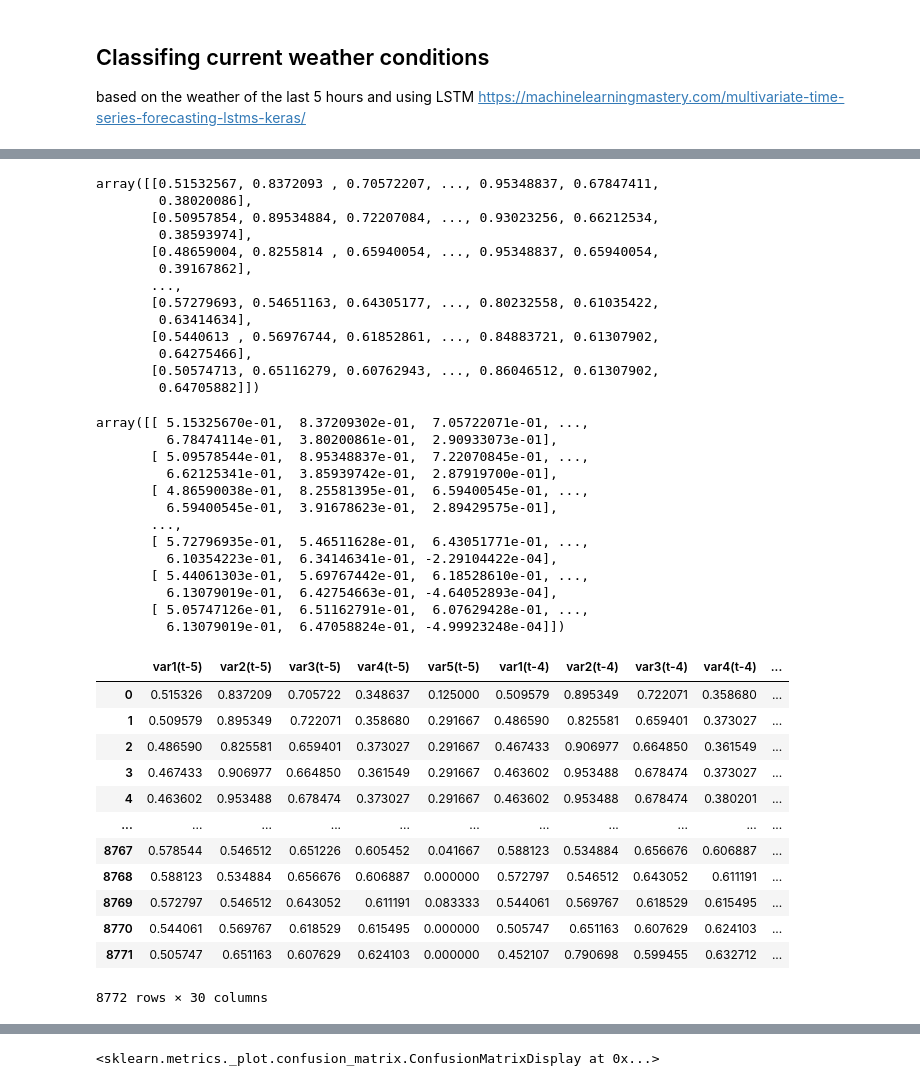
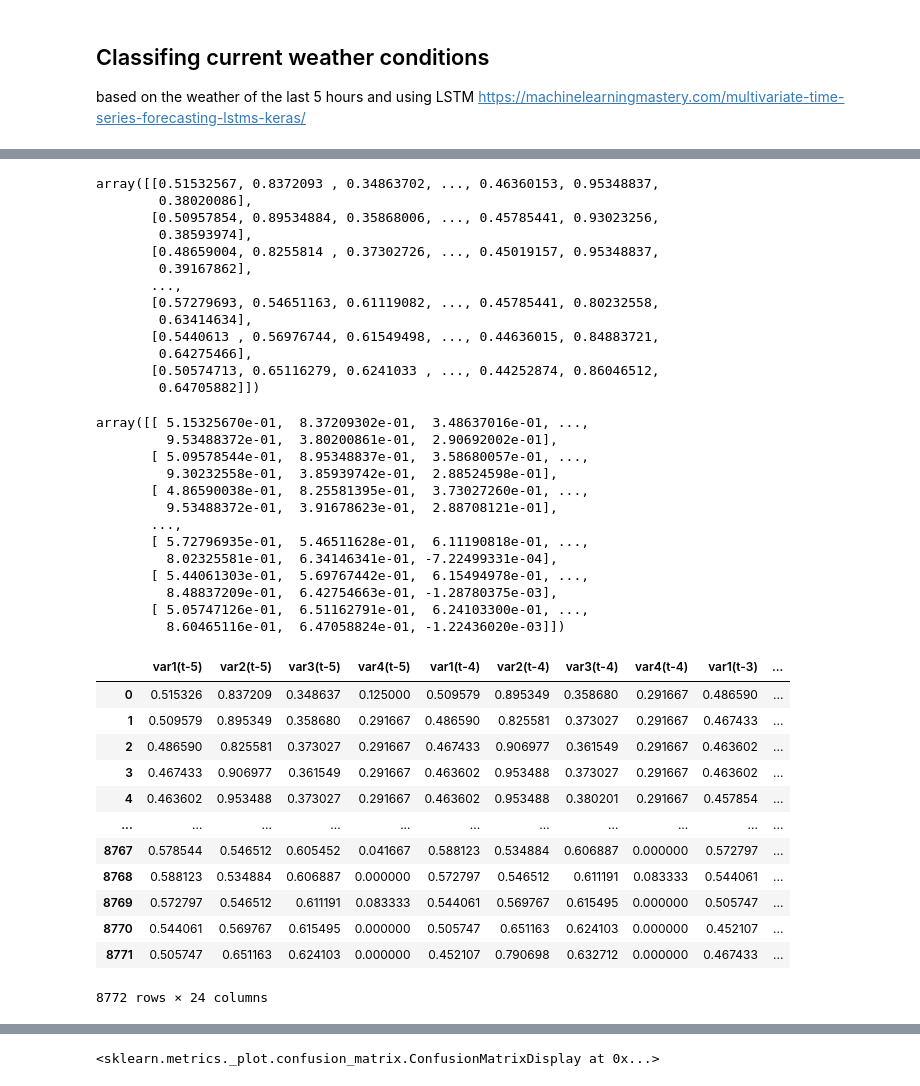
Before and after one commit to yassdenn/WeatherPrediction, a Jupyter notebook: 3_predictionModel.ipynb, the cells around one changed output, grey strips where cells are left out. Saved outputs shown, nothing was run; the diff lists cells and outputs as text; code cells hidden in the pictures.

```diff
--- a/3_predictionModel.ipynb
+++ b/3_predictionModel.ipynb
@@ -139,6 +139,6 @@ disp.plot(ax=ax)
 based on the weather of the last 5 hours and using LSTM
 https://machinelearningmastery.com/multivariate-time-series-forecasting-lstms-keras/
 # %%
-df = df_weather[['time_now','temp_now','rhum_now','dwpt_now','pres_now','coco_now']]
+df = df_weather[['time_now','temp_now','rhum_now','pres_now','coco_now']]
 df
 # %% [output]
@@ -360,58 +358,58 @@ array([[0.12428435]], dtype=float32)
 test_X = test_X.reshape((test_X.shape[0], test_X.shape[2]))
 test_X
 # %% [output]
-array([[0.51532567, 0.8372093 , 0.70572207, ..., 0.95348837, 0.67847411,
+array([[0.51532567, 0.8372093 , 0.34863702, ..., 0.46360153, 0.95348837,
         0.38020086],
-       [0.50957854, 0.89534884, 0.72207084, ..., 0.93023256, 0.66212534,
+       [0.50957854, 0.89534884, 0.35868006, ..., 0.45785441, 0.93023256,
         0.38593974],
-       [0.48659004, 0.8255814 , 0.65940054, ..., 0.95348837, 0.65940054,
+       [0.48659004, 0.8255814 , 0.37302726, ..., 0.45019157, 0.95348837,
         0.39167862],
        ...,
-       [0.57279693, 0.54651163, 0.64305177, ..., 0.80232558, 0.61035422,
+       [0.57279693, 0.54651163, 0.61119082, ..., 0.45785441, 0.80232558,
         0.63414634],
-       [0.5440613 , 0.56976744, 0.61852861, ..., 0.84883721, 0.61307902,
+       [0.5440613 , 0.56976744, 0.61549498, ..., 0.44636015, 0.84883721,
         0.64275466],
-       [0.50574713, 0.65116279, 0.60762943, ..., 0.86046512, 0.61307902,
+       [0.50574713, 0.65116279, 0.6241033 , ..., 0.44252874, 0.86046512,
         0.64705882]])
 # %%
 inv_yhat = concatenate((test_X, pred), axis=1)
 inv_yhat
 # %% [output]
-array([[ 5.15325670e-01,  8.37209302e-01,  7.05722071e-01, ...,
-         6.78474114e-01,  3.80200861e-01,  2.90933073e-01],
-       [ 5.09578544e-01,  8.95348837e-01,  7.22070845e-01, ...,
-         6.62125341e-01,  3.85939742e-01,  2.87919700e-01],
-       [ 4.86590038e-01,  8.25581395e-01,  6.59400545e-01, ...,
-         6.59400545e-01,  3.91678623e-01,  2.89429575e-01],
+array([[ 5.15325670e-01,  8.37209302e-01,  3.48637016e-01, ...,
+         9.53488372e-01,  3.80200861e-01,  2.90692002e-01],
+       [ 5.09578544e-01,  8.95348837e-01,  3.58680057e-01, ...,
+         9.30232558e-01,  3.85939742e-01,  2.88524598e-01],
+       [ 4.86590038e-01,  8.25581395e-01,  3.73027260e-01, ...,
+         9.53488372e-01,  3.91678623e-01,  2.88708121e-01],
        ...,
-       [ 5.72796935e-01,  5.46511628e-01,  6.43051771e-01, ...,
-         6.10354223e-01,  6.34146341e-01, -2.29104422e-04],
-       [ 5.44061303e-01,  5.69767442e-01,  6.18528610e-01, ...,
-         6.13079019e-01,  6.42754663e-01, -4.64052893e-04],
-       [ 5.05747126e-01,  6.51162791e-01,  6.07629428e-01, ...,
-         6.13079019e-01,  6.47058824e-01, -4.99923248e-04]])
+       [ 5.72796935e-01,  5.46511628e-01,  6.11190818e-01, ...,
+         8.02325581e-01,  6.34146341e-01, -7.22499331e-04],
+       [ 5.44061303e-01,  5.69767442e-01,  6.15494978e-01, ...,
+         8.48837209e-01,  6.42754663e-01, -1.28780375e-03],
+       [ 5.05747126e-01,  6.51162791e-01,  6.24103300e-01, ...,
+         8.60465116e-01,  6.47058824e-01, -1.22436020e-03]])
 # %%
-test_scaled = pd.DataFrame(inv_yhat,columns=['var1(t-5)', 'var2(t-5)', 'var3(t-5)', 'var4(t-5)', 'var5(t-5)',
-       'var1(t-4)', 'var2(t-4)', 'var3(t-4)', 'var4(t-4)', 'var5(t-4)',
-       'var1(t-3)', 'var2(t-3)', 'var3(t-3)', 'var4(t-3)', 'var5(t-3)',
-       'var1(t-2)', 'var2(t-2)', 'var3(t-2)', 'var4(t-2)', 'var5(t-2)',
-       'var1(t-1)', 'var2(t-1)', 'var3(t-1)', 'var4(t-1)', 'var5(t-1)',
-       'var1(t)', 'var2(t)', 'var3(t)', 'var4(t)','pred'])
+test_scaled = pd.DataFrame(inv_yhat,columns=['var1(t-5)', 'var2(t-5)', 'var3(t-5)', 'var4(t-5)',
+       'var1(t-4)', 'var2(t-4)', 'var3(t-4)', 'var4(t-4)',
+       'var1(t-3)', 'var2(t-3)', 'var3(t-3)', 'var4(t-3)',
+       'var1(t-2)', 'var2(t-2)', 'var3(t-2)', 'var4(t-2)',
+       'var1(t-1)', 'var2(t-1)', 'var3(t-1)', 'var4(t-1)',
+       'var1(t)', 'var2(t)', 'var3(t)','pred'])
 test_scaled
 # %% [output]
-|  | var1(t-5) | var2(t-5) | var3(t-5) | var4(t-5) | var5(t-5) | var1(t-4) | var2(t-4) | var3(t-4) | var4(t-4) | ... |
-| 0 | 0.515326 | 0.837209 | 0.705722 | 0.348637 | 0.125000 | 0.509579 | 0.895349 | 0.722071 | 0.358680 | ... |
-| 1 | 0.509579 | 0.895349 | 0.722071 | 0.358680 | 0.291667 | 0.486590 | 0.825581 | 0.659401 | 0.373027 | ... |
-| 2 | 0.486590 | 0.825581 | 0.659401 | 0.373027 | 0.291667 | 0.467433 | 0.906977 | 0.664850 | 0.361549 | ... |
-| 3 | 0.467433 | 0.906977 | 0.664850 | 0.361549 | 0.291667 | 0.463602 | 0.953488 | 0.678474 | 0.373027 | ... |
-| 4 | 0.463602 | 0.953488 | 0.678474 | 0.373027 | 0.291667 | 0.463602 | 0.953488 | 0.678474 | 0.380201 | ... |
+|  | var1(t-5) | var2(t-5) | var3(t-5) | var4(t-5) | var1(t-4) | var2(t-4) | var3(t-4) | var4(t-4) | var1(t-3) | ... |
+| 0 | 0.515326 | 0.837209 | 0.348637 | 0.125000 | 0.509579 | 0.895349 | 0.358680 | 0.291667 | 0.486590 | ... |
+| 1 | 0.509579 | 0.895349 | 0.358680 | 0.291667 | 0.486590 | 0.825581 | 0.373027 | 0.291667 | 0.467433 | ... |
+| 2 | 0.486590 | 0.825581 | 0.373027 | 0.291667 | 0.467433 | 0.906977 | 0.361549 | 0.291667 | 0.463602 | ... |
+| 3 | 0.467433 | 0.906977 | 0.361549 | 0.291667 | 0.463602 | 0.953488 | 0.373027 | 0.291667 | 0.463602 | ... |
+| 4 | 0.463602 | 0.953488 | 0.373027 | 0.291667 | 0.463602 | 0.953488 | 0.380201 | 0.291667 | 0.457854 | ... |
 | ... | ... | ... | ... | ... | ... | ... | ... | ... | ... | ... |
-| 8767 | 0.578544 | 0.546512 | 0.651226 | 0.605452 | 0.041667 | 0.588123 | 0.534884 | 0.656676 | 0.606887 | ... |
-| 8768 | 0.588123 | 0.534884 | 0.656676 | 0.606887 | 0.000000 | 0.572797 | 0.546512 | 0.643052 | 0.611191 | ... |
-| 8769 | 0.572797 | 0.546512 | 0.643052 | 0.611191 | 0.083333 | 0.544061 | 0.569767 | 0.618529 | 0.615495 | ... |
-| 8770 | 0.544061 | 0.569767 | 0.618529 | 0.615495 | 0.000000 | 0.505747 | 0.651163 | 0.607629 | 0.624103 | ... |
-| 8771 | 0.505747 | 0.651163 | 0.607629 | 0.624103 | 0.000000 | 0.452107 | 0.790698 | 0.599455 | 0.632712 | ... |
+| 8767 | 0.578544 | 0.546512 | 0.605452 | 0.041667 | 0.588123 | 0.534884 | 0.606887 | 0.000000 | 0.572797 | ... |
+| 8768 | 0.588123 | 0.534884 | 0.606887 | 0.000000 | 0.572797 | 0.546512 | 0.611191 | 0.083333 | 0.544061 | ... |
+| 8769 | 0.572797 | 0.546512 | 0.611191 | 0.083333 | 0.544061 | 0.569767 | 0.615495 | 0.000000 | 0.505747 | ... |
+| 8770 | 0.544061 | 0.569767 | 0.615495 | 0.000000 | 0.505747 | 0.651163 | 0.624103 | 0.000000 | 0.452107 | ... |
+| 8771 | 0.505747 | 0.651163 | 0.624103 | 0.000000 | 0.452107 | 0.790698 | 0.632712 | 0.000000 | 0.467433 | ... |
-8772 rows × 30 columns
+8772 rows × 24 columns
 # %%
 test = scaler.inverse_transform(test_scaled)
 test
```
Also changed, not shown: parts of 26 cells of this notebook, 4 other files.
